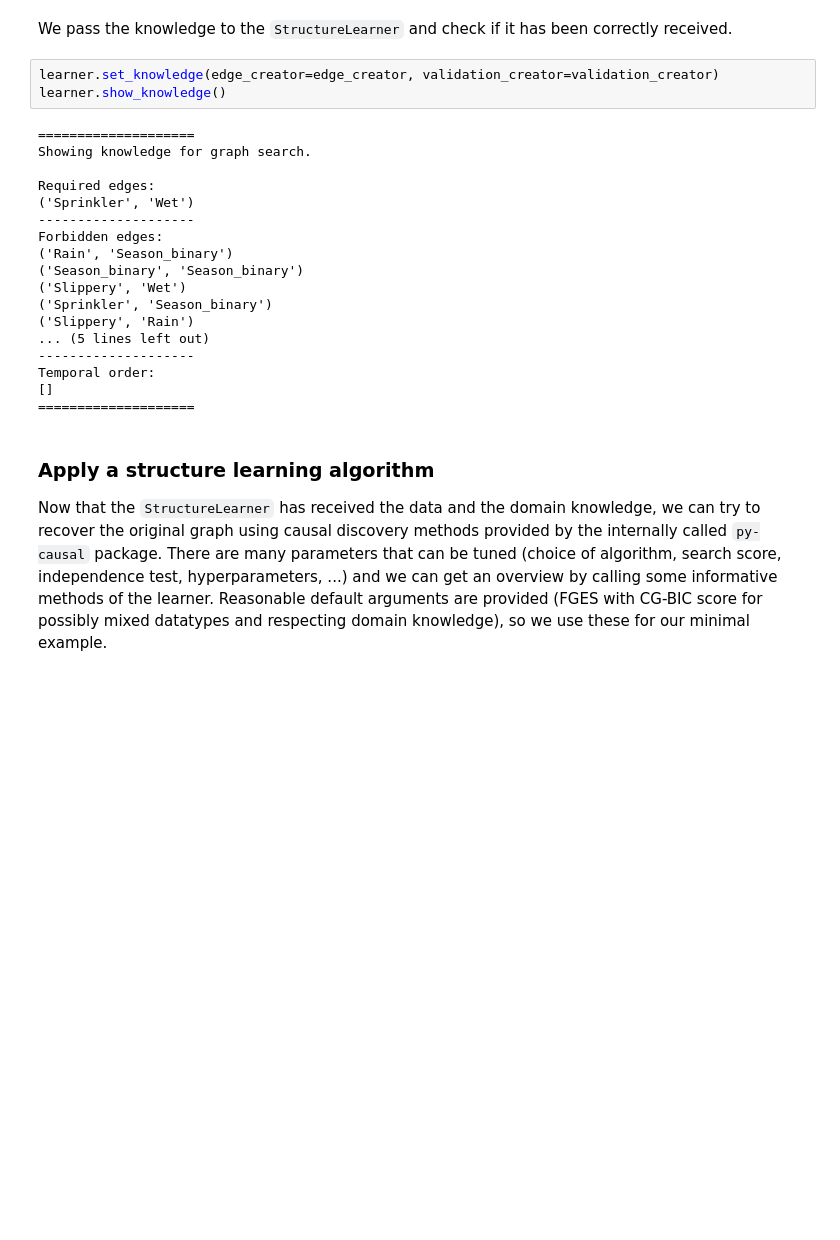
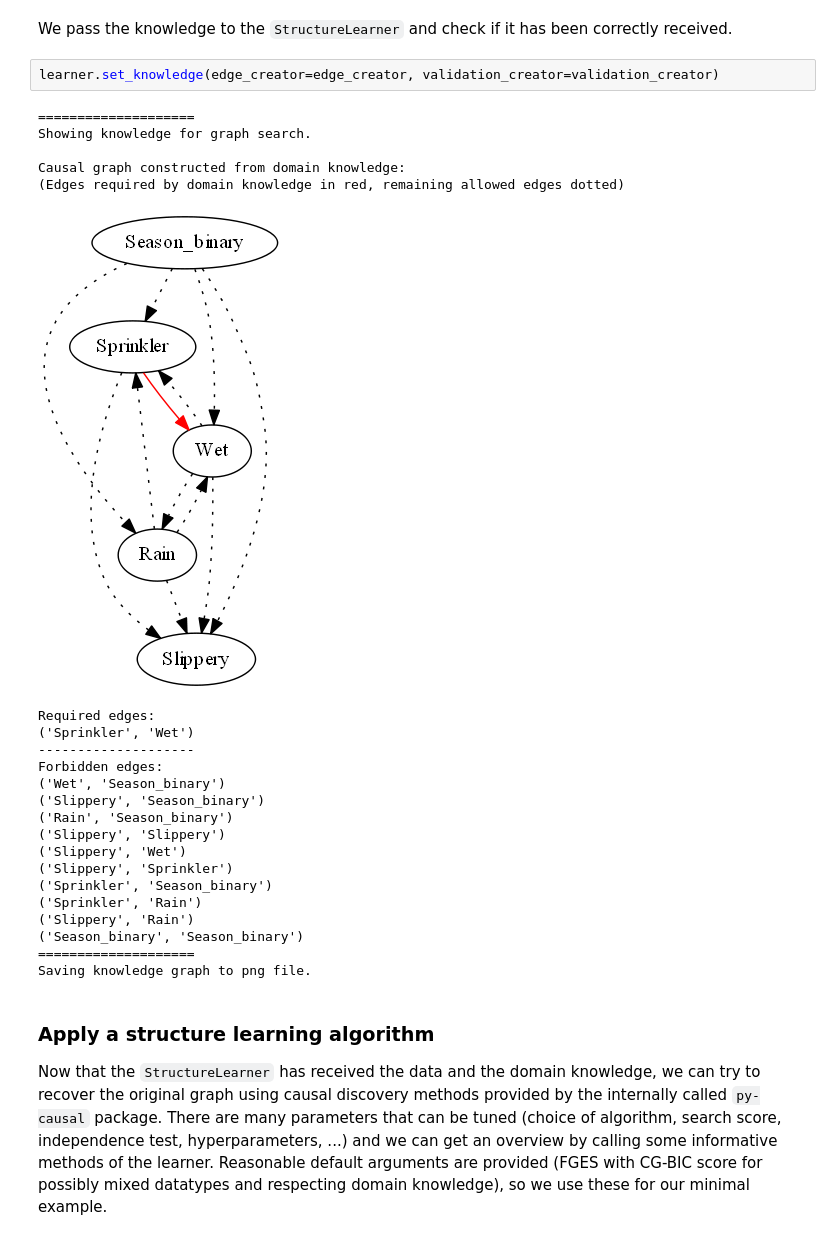
Before and after one commit to MLResearchAtOSRAM/cause2e, a Jupyter notebook: examples/minimal_end_to_end_causal_analysis.ipynb, the cells around one changed output. Saved outputs shown, nothing was run; the diff lists cells and outputs as text; blank space fills up the shorter version.

````diff
--- a/examples/minimal_end_to_end_causal_analysis.ipynb
+++ b/examples/minimal_end_to_end_causal_analysis.ipynb
@@ -104,25 +104,29 @@ validation_creator.add_expected_effect(('Slippery', 'Season_binary', 'nonparamet
 We pass the knowledge to the ```StructureLearner``` and check if it has been correctly received.
 # %%
 learner.set_knowledge(edge_creator=edge_creator, validation_creator=validation_creator)
-learner.show_knowledge()
 # %% [output]
 ====================
 Showing knowledge for graph search.
 
-Required edges:
-('Sprinkler', 'Wet')
---------------------
-Forbidden edges:
-('Rain', 'Season_binary')
-('Season_binary', 'Season_binary')
-('Slippery', 'Wet')
-('Sprinkler', 'Season_binary')
-('Slippery', 'Rain')
-... (5 lines left out)
---------------------
-Temporal order:
-[]
-====================
+Causal graph constructed from domain knowledge:
+(Edges required by domain knowledge in red, remaining allowed edges dotted)
+[figure, added]
+Required edges:
+('Sprinkler', 'Wet')
+--------------------
+Forbidden edges:
+('Wet', 'Season_binary')
+('Slippery', 'Season_binary')
+('Rain', 'Season_binary')
+('Slippery', 'Slippery')
+('Slippery', 'Wet')
+('Slippery', 'Sprinkler')
+('Sprinkler', 'Season_binary')
+('Sprinkler', 'Rain')
+('Slippery', 'Rain')
+('Season_binary', 'Season_binary')
+====================
+Saving knowledge graph to png file.
 # %% [markdown]
 ### Apply a structure learning algorithm
 Now that the ```StructureLearner``` has received the data and the domain knowledge, we can try to recover the original graph using causal discovery methods provided by the internally called ```py-causal``` package. There are many parameters that can be tuned (choice of algorithm, search score, independence test, hyperparameters, ...) and we can get an overview by calling some informative methods of the learner. Reasonable default arguments are provided (FGES with CG-BIC score for possibly mixed datatypes and respecting domain knowledge), so we use these for our minimal example.
````
Also changed, not shown: parts of 4 cells of this notebook.
